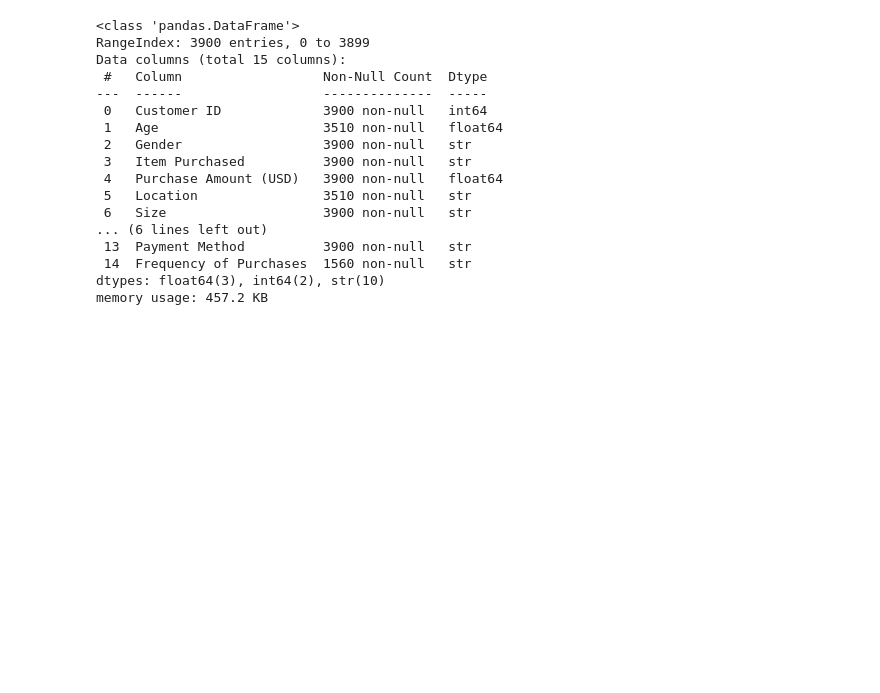
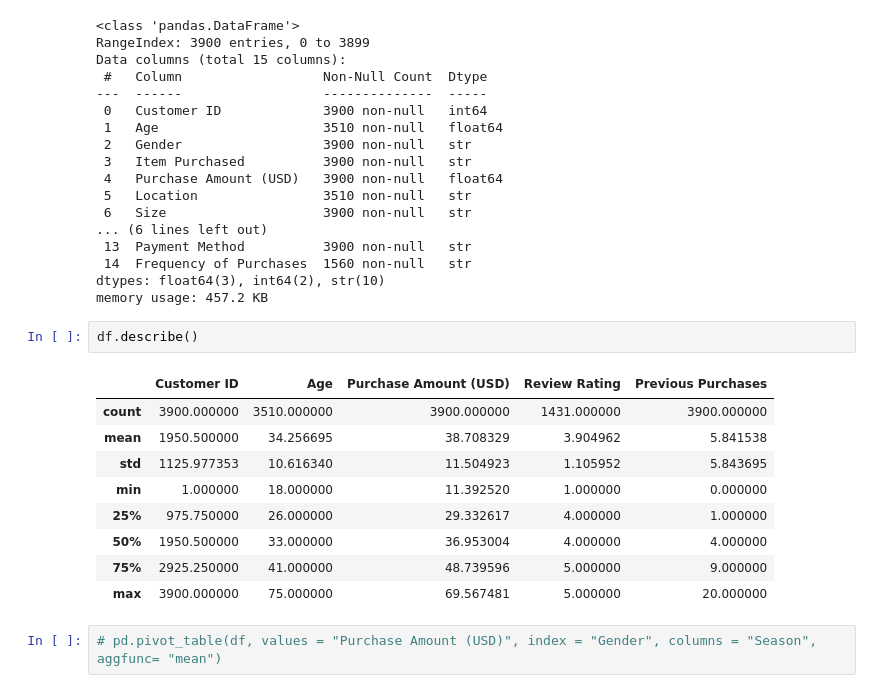
Before and after one commit to Fikunayomi/shopping-behavior, a Jupyter notebook: shopping_behavior.ipynb, the cells around one changed output. Saved outputs shown, nothing was run; the diff lists cells and outputs as text; blank space fills up the shorter version.

```diff
--- a/shopping_behavior.ipynb
+++ b/shopping_behavior.ipynb
@@ -22,3 +34,17 @@ Data columns (total 15 columns):
  14  Frequency of Purchases  1560 non-null   str
 dtypes: float64(3), int64(2), str(10)
 memory usage: 457.2 KB
+# %%
+df.describe()
+# %% [output]
+|  | Customer ID | Age | Purchase Amount (USD) | Review Rating | Previous Purchases |
+| count | 3900.000000 | 3510.000000 | 3900.000000 | 1431.000000 | 3900.000000 |
+| mean | 1950.500000 | 34.256695 | 38.708329 | 3.904962 | 5.841538 |
+| std | 1125.977353 | 10.616340 | 11.504923 | 1.105952 | 5.843695 |
+| min | 1.000000 | 18.000000 | 11.392520 | 1.000000 | 0.000000 |
+| 25% | 975.750000 | 26.000000 | 29.332617 | 4.000000 | 1.000000 |
+| 50% | 1950.500000 | 33.000000 | 36.953004 | 4.000000 | 4.000000 |
+| 75% | 2925.250000 | 41.000000 | 48.739596 | 5.000000 | 9.000000 |
+| max | 3900.000000 | 75.000000 | 69.567481 | 5.000000 | 20.000000 |
+# %%
+# pd.pivot_table(df, values = "Purchase Amount (USD)", index = "Gender", columns = "Season", aggfunc= "mean")
```
Also changed, not shown: parts of 27 cells of this notebook.
